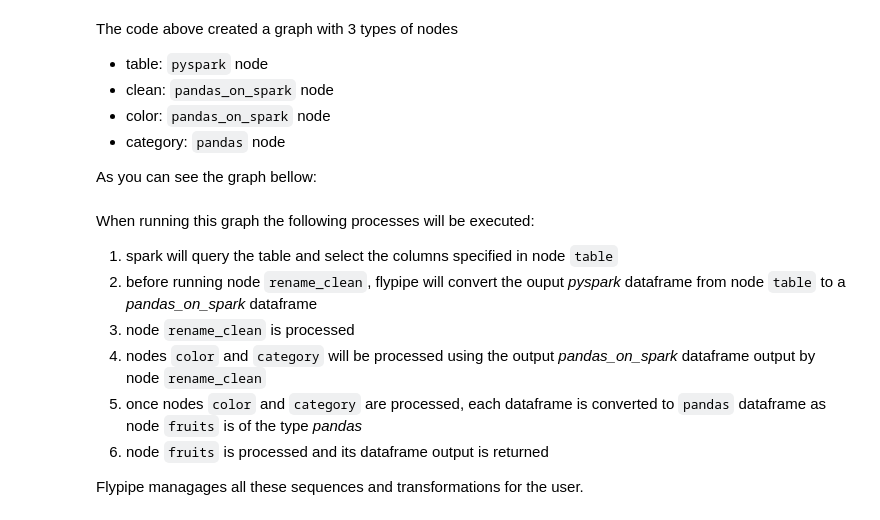
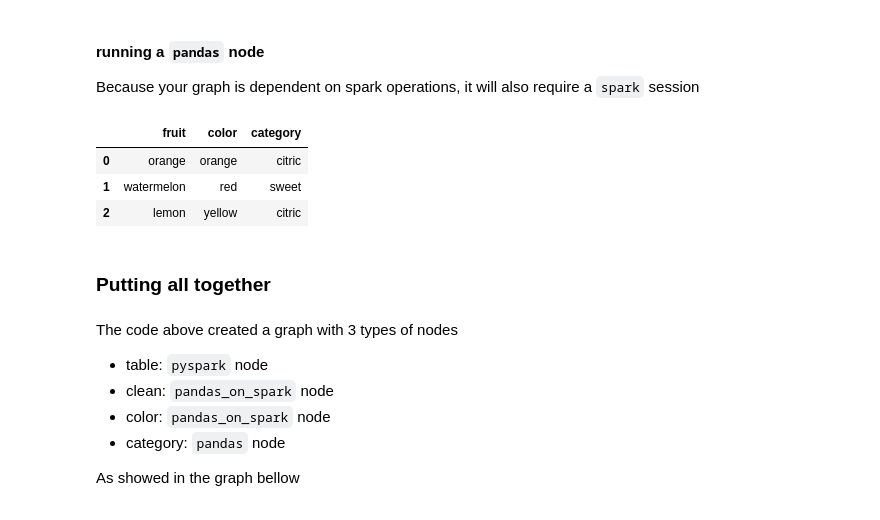
Before and after one commit to flypipe/flypipe, a Jupyter notebook: docs/source/notebooks/tutorial/multiple_node_types.ipynb, the cells around one changed output. Cells and saved outputs as stored; diff of their text form; code cells hidden in the pictures.

```diff
--- a/docs/source/notebooks/tutorial/multiple_node_types.ipynb
+++ b/docs/source/notebooks/tutorial/multiple_node_types.ipynb
@@ -104,0 +23,24 @@ def fruits(color, category):
+# %%
+from flypipe.node import node
+from flypipe.datasource.spark import Spark
+from flypipe.schema import Schema, Column
+from flypipe.schema.types import String
+import pyspark.sql.functions as F
+
+@node(
+    type="pyspark",
+    dependencies=[
+        Spark("table").select("_fruit").alias("df")
+    ],
+    output=Schema(
+     Column("fruit", String(), "fruit description"),
+    )
+)
+def rename_clean(df):
+    df = df.withColumnRenamed('_fruit', 'fruit')
+    df = df.withColumn('fruit', F.lower(F.col('fruit')))
+    return df
+
+html_width=800
+html_height=300
+displayHTML(rename_clean.html(width=html_width, height=html_height))
@@ -104,0 +53,2 @@ def fruits(color, category):
+# %%
+rename_clean.run(spark)
@@ -104,0 +114,2 @@ def fruits(color, category):
+# %%
+color.run(spark)
@@ -105,3 +144,15 @@ def fruits(color, category):
+# %% [markdown]
+#### running a `pandas` node
+Because your graph is dependent on spark operations, it will also require a `spark` session
+# %%
+fruits.run(spark)
+# %% [output]
+|  | fruit | color | category |
+| 0 | orange | orange | citric |
+| 1 | watermelon | red | sweet |
+| 2 | lemon | yellow | citric |
+# %% [markdown]
+### Putting all together
 # %% [markdown]
 The code above created a graph with 3 types of nodes
 
@@ -110,4 +161,4 @@ The code above created a graph with 3 types of nodes
 * color: `pandas_on_spark` node
 * category: `pandas` node
 
-As you can see the graph bellow:
+As showed in the graph bellow
@@ -118,11 +164,0 @@ displayHTML(fruits.html(width=html_width, height=html_height))
-# %% [markdown]
-When running this graph the following processes will be executed:
-
-1. spark will query the table and select the columns specified in node `table`
-2. before running node `rename_clean`, flypipe will convert the ouput *pyspark* dataframe from node `table` to a *pandas_on_spark* dataframe
-3. node `rename_clean` is processed
-4. nodes `color` and `category` will be processed using the output *pandas_on_spark* dataframe output by node `rename_clean`
-5. once nodes `color` and `category` are processed, each dataframe is converted to `pandas` dataframe as node `fruits` is of the type *pandas*
-6. node `fruits` is processed and its dataframe output is returned
-
-Flypipe managages all these sequences and transformations for the user.
```
Also changed, not shown: parts of 40 cells of this notebook, 15 other files.
